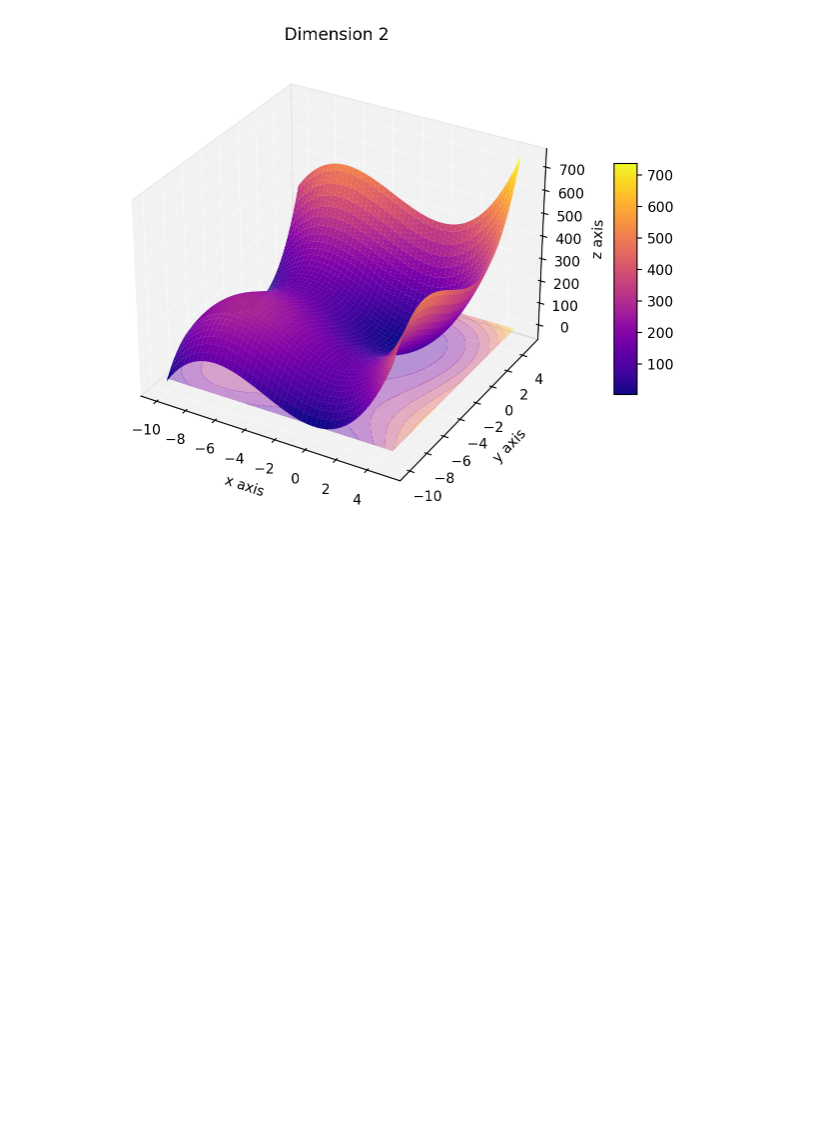
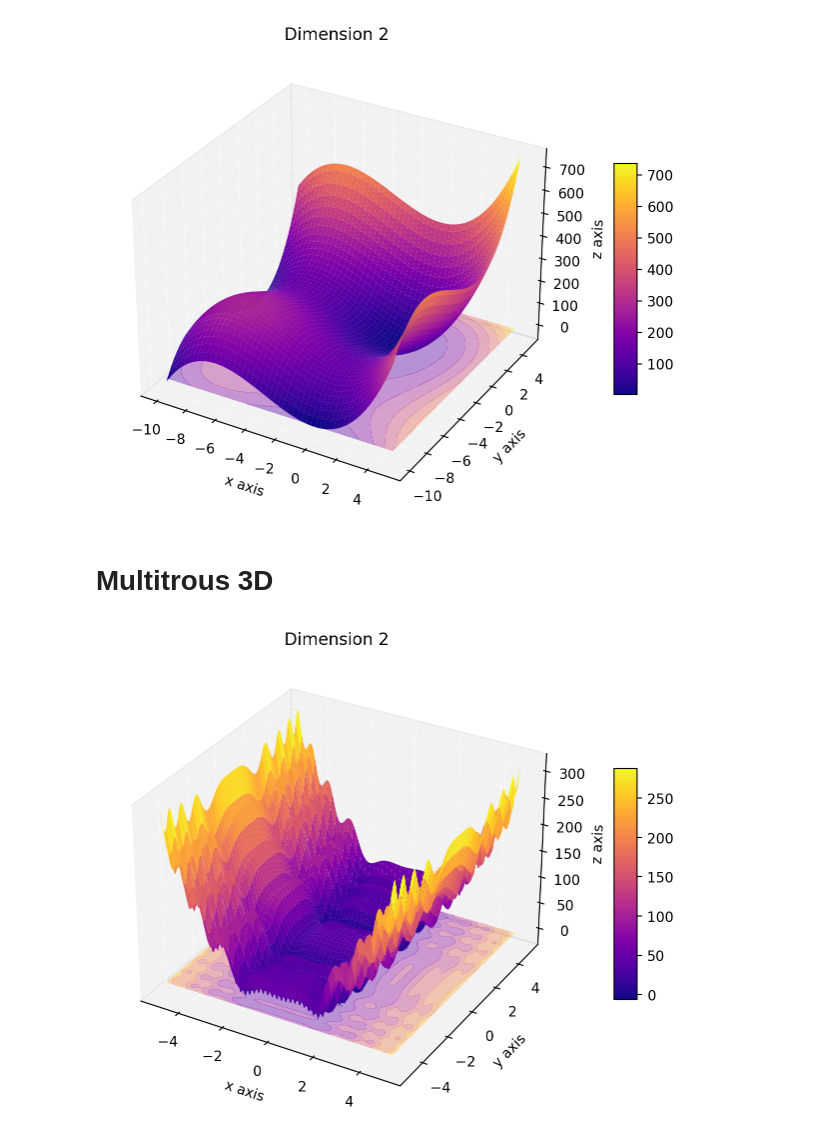
Before and after one commit to Mousteph/Descent, a Jupyter notebook: figures.ipynb, the cells around one changed output. Cells and saved outputs as stored; diff of their text form; code cells hidden in the pictures; blank space fills up the shorter version.

Commit message:
(add) multitrous 2d and 3d

```diff
--- a/figures.ipynb
+++ b/figures.ipynb
@@ -45,3 +42,12 @@ X = np.stack((x, x), axis=-1)
 cube = cubic_3d.figure(X)
 # %% [output]
 [figure]
+# %% [markdown]
+# Multitrous 3D
+# %%
+x = np.linspace(-5, 5, 200)
+X = np.stack((x, x), axis=-1)
+multitrous_3d = Multitrous3D(np.array([10, 1]))
+multitrous_3d.figure(X)
+# %% [output]
+[figure, added]
```
Also changed, not shown: parts of 5 cells of this notebook, 4 other files.
